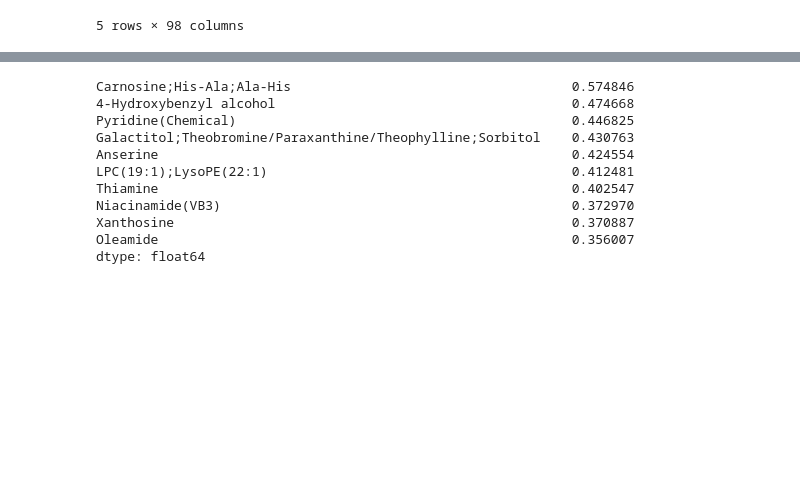
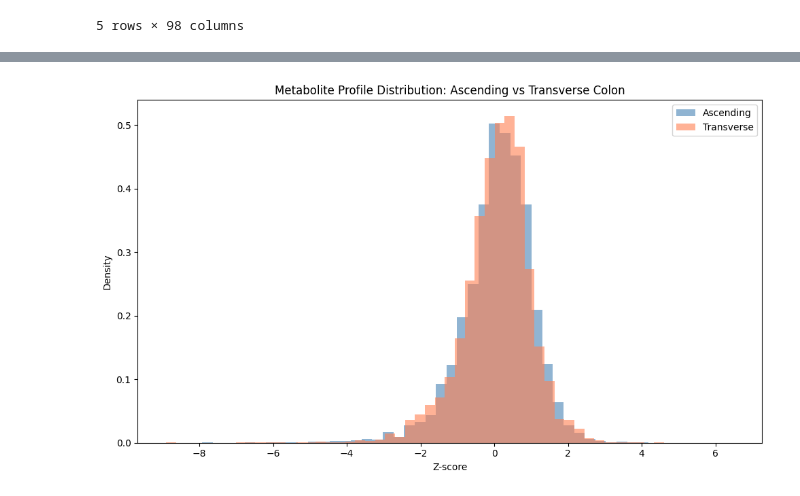
Before and after one commit to CadenBold/intestinal-omics, a Jupyter notebook: working.ipynb, the cells around one changed output, grey strips where cells are left out. Cells and saved outputs as stored; diff of their text form; code cells hidden in the pictures; blank space fills up the shorter version.

```diff
--- a/working.ipynb
+++ b/working.ipynb
@@ -728,37 +708,23 @@ dtype: float64
 # %%
-#young
-young_cols = preprocessed_scaled.columns.intersection(meta_df.index[meta_df["Age"] == "Young"])
-young_df = preprocessed_scaled[young_cols].T.join(meta_df[["Gender"]])
-y_gend_means = young_df.groupby("Gender")[preprocessed_scaled.index].mean().T
-young_var = y_gend_means.var(axis=1, ddof=0)
-top10_gender_young = young_var.sort_values(ascending=False).head(10)
+ascending_cols = preprocessed_scaled.columns.intersection(meta_df.index[meta_df["Location"] == "Ascending colon"])
+transverse_cols = preprocessed_scaled.columns.intersection(meta_df.index[meta_df["Location"] == "Transverse colon"])
 
-#middle age
-mid_cols = preprocessed_scaled.columns.intersection(meta_df.index[meta_df["Age"] == "Middle age"])
-mid_df = preprocessed_scaled[mid_cols].T.join(meta_df[["Gender"]])
-m_gend_means = mid_df.groupby("Gender")[preprocessed_scaled.index].mean().T
-mid_var = m_gend_means.var(axis=1, ddof=0)
-top10_gender_mid = mid_var.sort_values(ascending=False).head(10)
+# Extract numeric metabolite data
+asc_data = preprocessed_scaled[ascending_cols].values.flatten().astype(float)
+trans_data = preprocessed_scaled[transverse_cols].values.flatten().astype(float)
 
-#old
-old_cols = preprocessed_scaled.columns.intersection(meta_df.index[meta_df["Age"] == "Old"])
-old_df = preprocessed_scaled[old_cols].T.join(meta_df[["Gender"]])
-gend_means = old_df.groupby("Gender")[preprocessed_scaled.index].mean().T
-old_var = gend_means.var(axis=1, ddof=0)
-top10_gender_old = old_var.sort_values(ascending=False).head(10)
+# Plot histogram
+import matplotlib.pyplot as plt
 
-top10_gender_young
-#top10_gender_mid
-#top10_gender_old
+plt.figure(figsize=(10, 6))
+plt.hist(asc_data, bins=50, alpha=0.6, density=True, label='Ascending', color='steelblue')
+plt.hist(trans_data, bins=50, alpha=0.6, density=True, label='Transverse', color='coral')
+
+plt.xlabel('Z-score')
+plt.ylabel('Density')
+plt.title('Metabolite Profile Distribution: Ascending vs Transverse Colon')
+plt.legend()
+plt.tight_layout()
+plt.show()
 # %% [output]
-Carnosine;His-Ala;Ala-His                                    0.574846
-4-Hydroxybenzyl alcohol                                      0.474668
-Pyridine(Chemical)                                           0.446825
-Galactitol;Theobromine/Paraxanthine/Theophylline;Sorbitol    0.430763
-Anserine                                                     0.424554
-LPC(19:1);LysoPE(22:1)                                       0.412481
-Thiamine                                                     0.402547
-Niacinamide(VB3)                                             0.372970
-Xanthosine                                                   0.370887
-Oleamide                                                     0.356007
-dtype: float64
+[figure, added]
```
Also changed, not shown: parts of 8 cells of this notebook.
